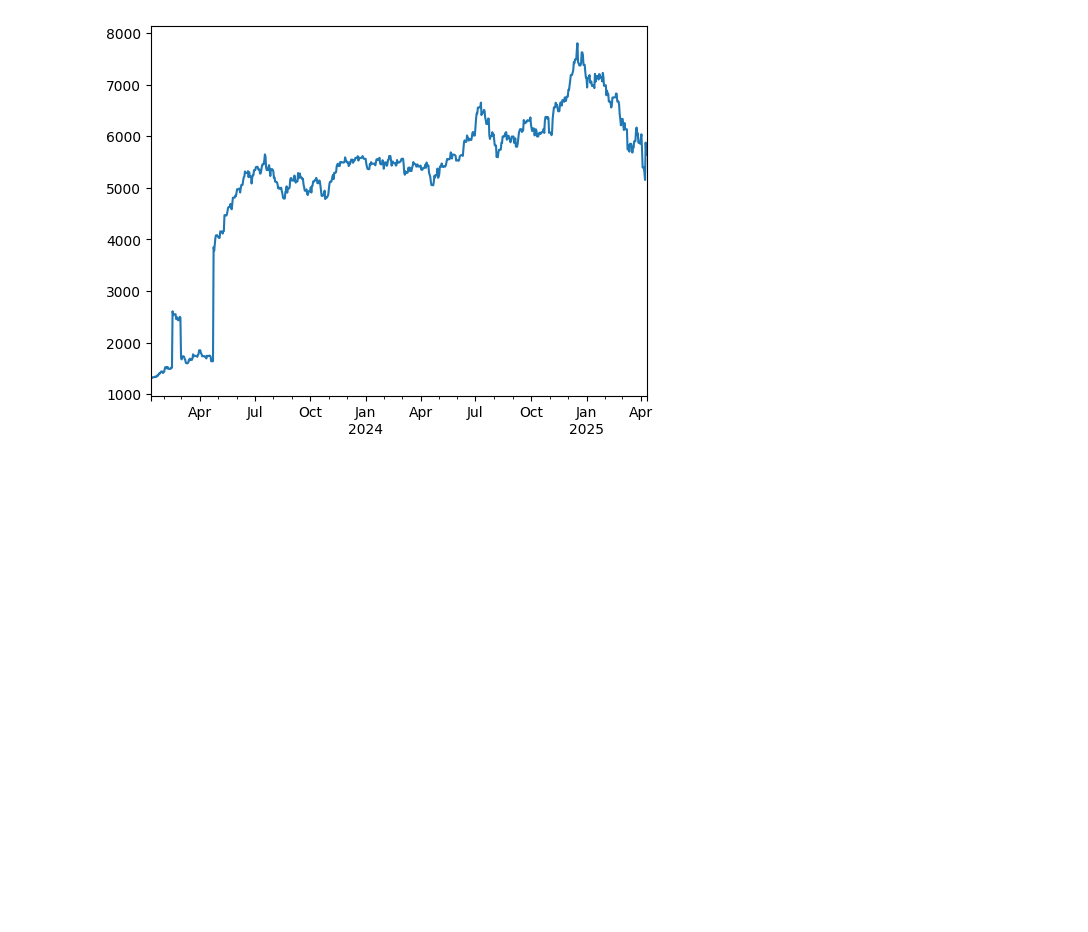
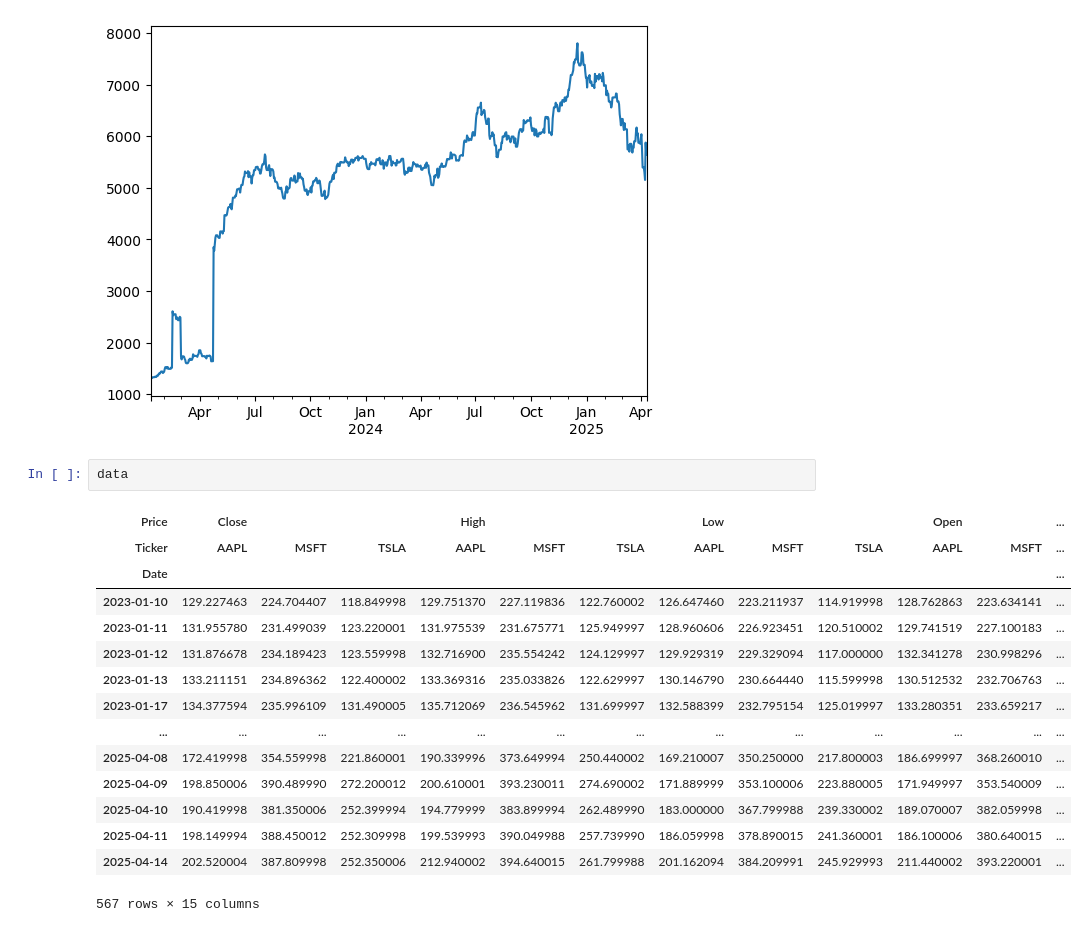
Before and after one commit to aryal1/Personal-Investment-Tracker-and-Analyzer, a Jupyter notebook: tracker.ipynb, the cells around one changed output. Drawn from its saved outputs; the diff is of its cells as text; blank space fills up the shorter version.

```diff
--- a/tracker.ipynb
+++ b/tracker.ipynb
@@ -148,3 +198,21 @@ daily_value["Total"].plot()
 # %% [output]
 <Axes: >
 [figure]
+# %%
+data
+# %% [output]
+| Price | Close |  |  | High |  |  | Low |  |  | Open |  | ... |
+| Ticker | AAPL | MSFT | TSLA | AAPL | MSFT | TSLA | AAPL | MSFT | TSLA | AAPL | MSFT | ... |
+| Date |  |  |  |  |  |  |  |  |  |  |  | ... |
+| 2023-01-10 | 129.227463 | 224.704407 | 118.849998 | 129.751370 | 227.119836 | 122.760002 | 126.647460 | 223.211937 | 114.919998 | 128.762863 | 223.634141 | ... |
+| 2023-01-11 | 131.955780 | 231.499039 | 123.220001 | 131.975539 | 231.675771 | 125.949997 | 128.960606 | 226.923451 | 120.510002 | 129.741519 | 227.100183 | ... |
+| 2023-01-12 | 131.876678 | 234.189423 | 123.559998 | 132.716900 | 235.554242 | 124.129997 | 129.929319 | 229.329094 | 117.000000 | 132.341278 | 230.998296 | ... |
+| 2023-01-13 | 133.211151 | 234.896362 | 122.400002 | 133.369316 | 235.033826 | 122.629997 | 130.146790 | 230.664440 | 115.599998 | 130.512532 | 232.706763 | ... |
+| 2023-01-17 | 134.377594 | 235.996109 | 131.490005 | 135.712069 | 236.545962 | 131.699997 | 132.588399 | 232.795154 | 125.019997 | 133.280351 | 233.659217 | ... |
+| ... | ... | ... | ... | ... | ... | ... | ... | ... | ... | ... | ... | ... |
+| 2025-04-08 | 172.419998 | 354.559998 | 221.860001 | 190.339996 | 373.649994 | 250.440002 | 169.210007 | 350.250000 | 217.800003 | 186.699997 | 368.260010 | ... |
+| 2025-04-09 | 198.850006 | 390.489990 | 272.200012 | 200.610001 | 393.230011 | 274.690002 | 171.889999 | 353.100006 | 223.880005 | 171.949997 | 353.540009 | ... |
+| 2025-04-10 | 190.419998 | 381.350006 | 252.399994 | 194.779999 | 383.899994 | 262.489990 | 183.000000 | 367.799988 | 239.330002 | 189.070007 | 382.059998 | ... |
+| 2025-04-11 | 198.149994 | 388.450012 | 252.309998 | 199.539993 | 390.049988 | 257.739990 | 186.059998 | 378.890015 | 241.360001 | 186.100006 | 380.640015 | ... |
+| 2025-04-14 | 202.520004 | 387.809998 | 252.350006 | 212.940002 | 394.640015 | 261.799988 | 201.162094 | 384.209991 | 245.929993 | 211.440002 | 393.220001 | ... |
+567 rows × 15 columns
```
Also changed, not shown: parts of 10 cells of this notebook.
